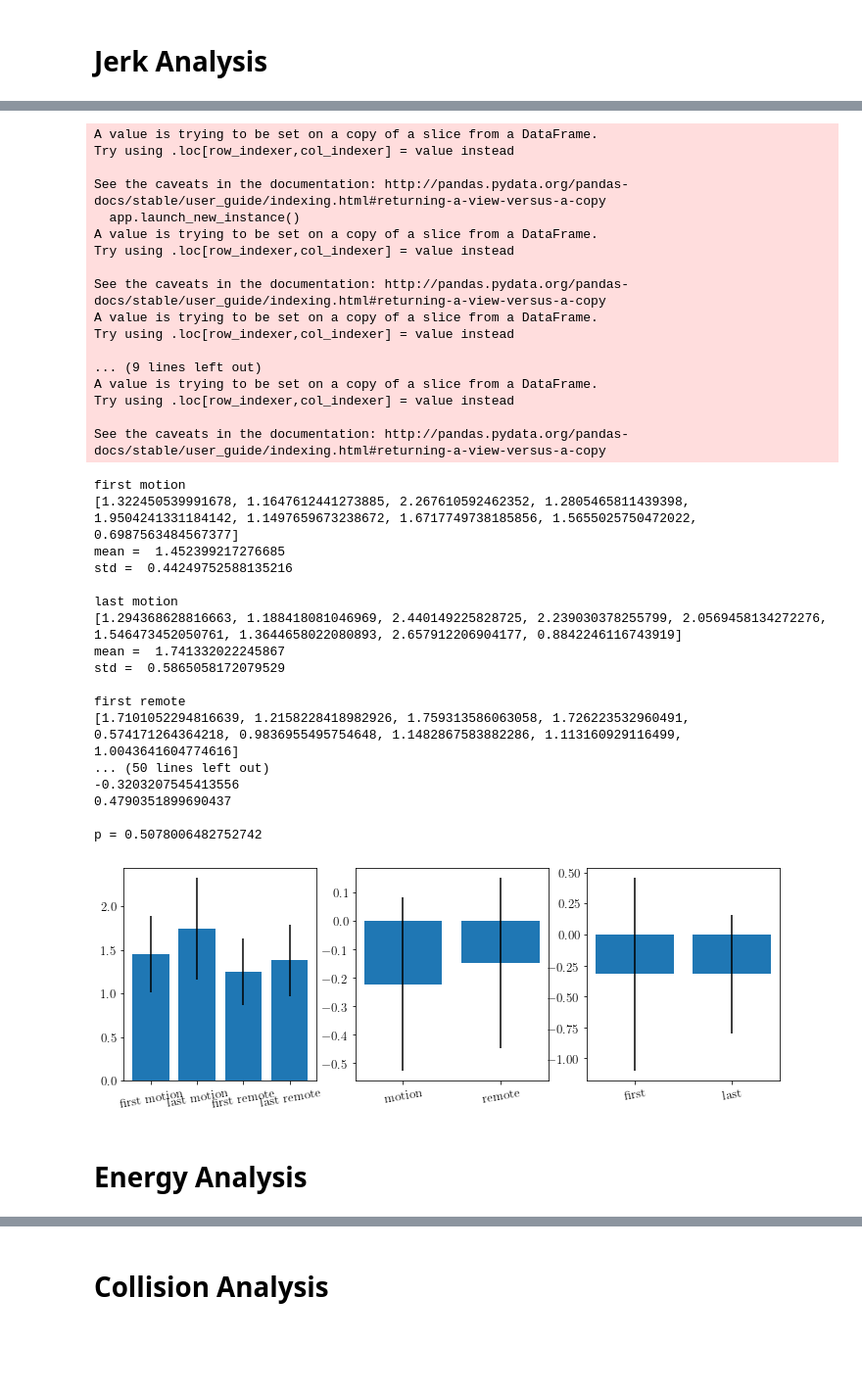
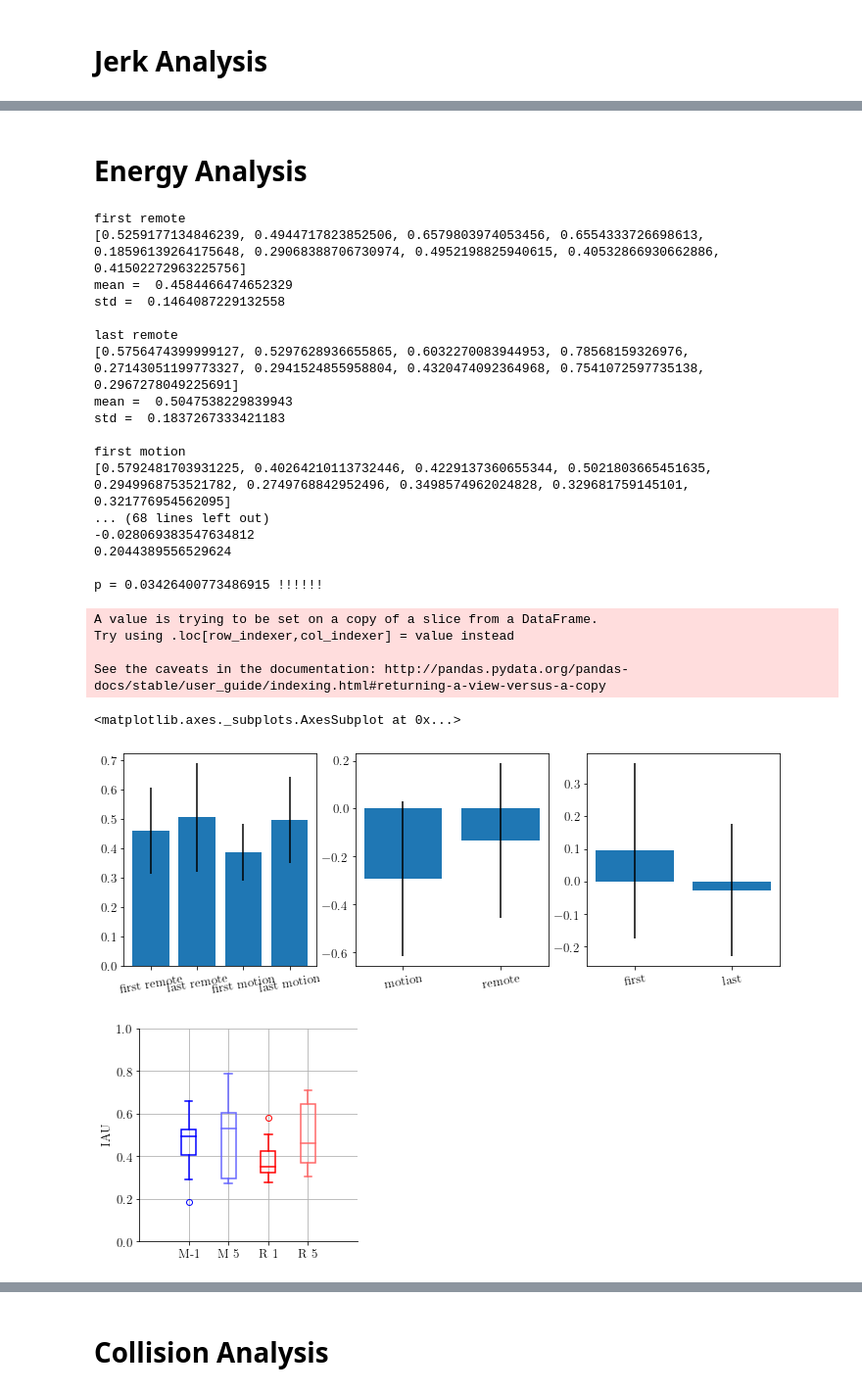
Before and after one commit to medioman22/Bidirectional_Interface, a Jupyter notebook: data_analysis/data_analysis_learning.ipynb, the cells around one changed output, grey strips where cells are left out. Shown at 98% size. Saved outputs shown, nothing was run; the diff lists cells and outputs as text; code cells hidden in the pictures; blank space fills up the shorter version.

```diff
--- a/data_analysis/data_analysis_learning.ipynb
+++ b/data_analysis/data_analysis_learning.ipynb
@@ -714,47 +641,36 @@ def compJerk(df):
-# %%
-jerk = runBasicAnalysis(compJerk)
-# %% [output]
-A value is trying to be set on a copy of a slice from a DataFrame.
-Try using .loc[row_indexer,col_indexer] = value instead
-
-See the caveats in the documentation: http://pandas.pydata.org/pandas-docs/stable/user_guide/indexing.html#returning-a-view-versus-a-copy
-  app.launch_new_instance()
-A value is trying to be set on a copy of a slice from a DataFrame.
-Try using .loc[row_indexer,col_indexer] = value instead
-
-See the caveats in the documentation: http://pandas.pydata.org/pandas-docs/stable/user_guide/indexing.html#returning-a-view-versus-a-copy
-A value is trying to be set on a copy of a slice from a DataFrame.
-Try using .loc[row_indexer,col_indexer] = value instead
-
-... (9 lines left out)
-A value is trying to be set on a copy of a slice from a DataFrame.
-Try using .loc[row_indexer,col_indexer] = value instead
-
-See the caveats in the documentation: http://pandas.pydata.org/pandas-docs/stable/user_guide/indexing.html#returning-a-view-versus-a-copy
-first motion
-[1.322450539991678, 1.1647612441273885, 2.267610592462352, 1.2805465811439398, 1.9504241331184142, 1.1497659673238672, 1.6717749738185856, 1.5655025750472022, 0.6987563484567377]
-mean =  1.452399217276685
-std =  0.44249752588135216
-
-last motion
-[1.294368628816663, 1.188418081046969, 2.440149225828725, 2.239030378255799, 2.0569458134272276, 1.546473452050761, 1.3644658022080893, 2.657912206904177, 0.8842246116743919]
-mean =  1.741332022245867
-std =  0.5865058172079529
-
-first remote
-[1.7101052294816639, 1.2158228418982926, 1.759313586063058, 1.726223532960491, 0.574171264364218, 0.9836955495754648, 1.1482867583882286, 1.113160929116499, 1.0043641604774616]
-... (50 lines left out)
--0.3203207545413556
-0.4790351899690437
-
-p = 0.5078006482752742
-# %%
-basic_plot(jerk)
-# %% [output]
-[figure, removed]
 # %% [markdown]
 # Energy Analysis
 # %%
 def compEnergy(df):
     df['controlInput'] = np.sqrt(df['controlSpeed.x']**2+df['controlSpeed.y']**2+df['controlSpeed.z']**2)
-    return df['controlInput'].sum()
+    return df['controlInput'].mean()
+
+energy = runBasicAnalysis(compEnergy)
+basic_plot(energy)
+
+basic_box(energy, fields, y = 'IAU', ylim = [0,1], save = True, where = 'IAU.pdf')
+# %% [output]
+first remote
+[0.5259177134846239, 0.4944717823852506, 0.6579803974053456, 0.6554333726698613, 0.18596139264175648, 0.29068388706730974, 0.4952198825940615, 0.40532866930662886, 0.41502272963225756]
+mean =  0.4584466474652329
+std =  0.1464087229132558
+
+last remote
+[0.5756474399999127, 0.5297628936655865, 0.6032270083944953, 0.78568159326976, 0.27143051199773327, 0.2941524855958804, 0.4320474092364968, 0.7541072597735138, 0.2967278049225691]
+mean =  0.5047538229839943
+std =  0.1837267333421183
+
+first motion
+[0.5792481703931225, 0.40264210113732446, 0.4229137360655344, 0.5021803665451635, 0.2949968753521782, 0.2749768842952496, 0.3498574962024828, 0.329681759145101, 0.321776954562095]
+... (68 lines left out)
+-0.028069383547634812
+0.2044389556529624
+
+p = 0.03426400773486915 !!!!!!
+A value is trying to be set on a copy of a slice from a DataFrame.
+Try using .loc[row_indexer,col_indexer] = value instead
+
+See the caveats in the documentation: http://pandas.pydata.org/pandas-docs/stable/user_guide/indexing.html#returning-a-view-versus-a-copy
+<matplotlib.axes._subplots.AxesSubplot at 0x...>
+[figure, added]
+[figure, added]
```
Also changed, not shown: parts of 44 cells of this notebook, 24 other files.
